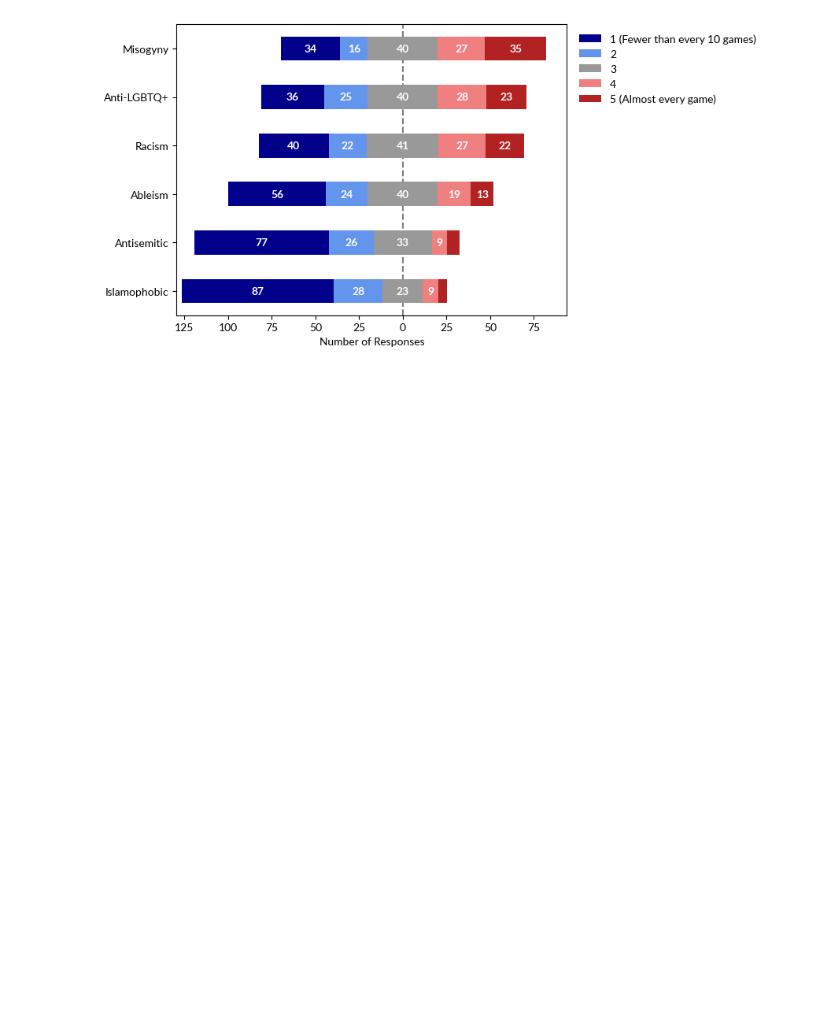
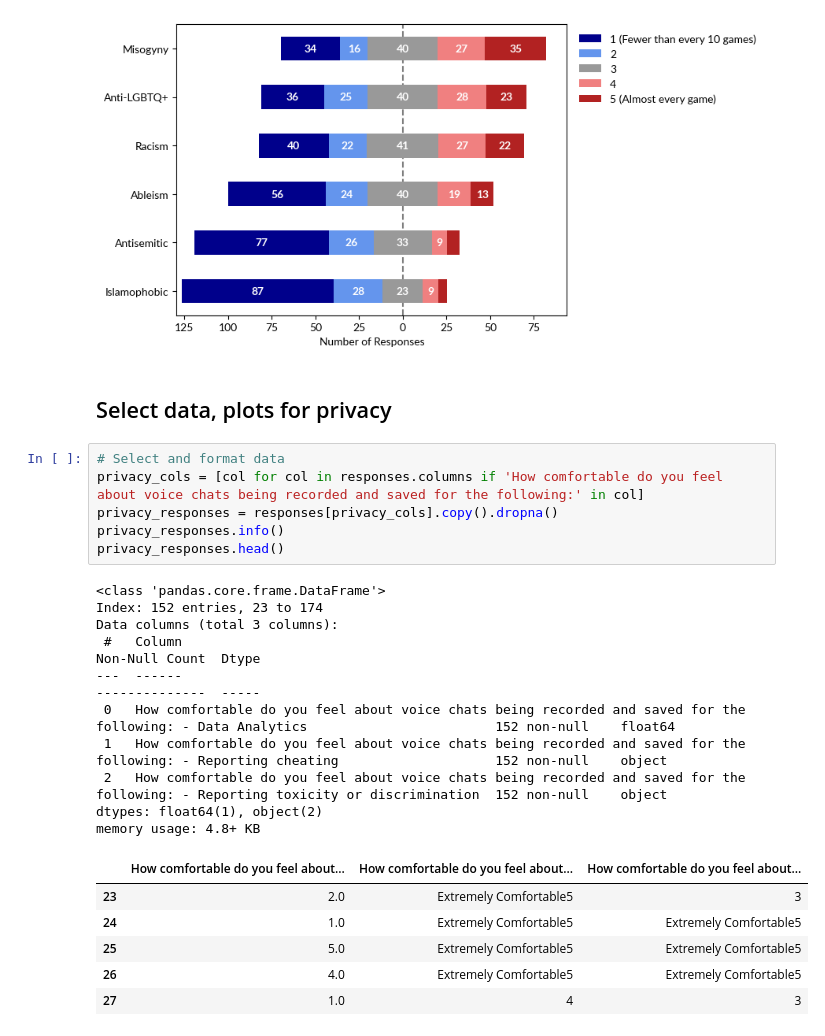
Before and after one commit to michaelmilleryoder/gaming_voice_chat, a Jupyter notebook: jupyter/tekko_survey.ipynb, the cells around one changed output. Drawn from its saved outputs; the diff is of its cells as text; blank space fills up the shorter version.

```diff
--- a/jupyter/tekko_survey.ipynb
+++ b/jupyter/tekko_survey.ipynb
@@ -133,3 +135,28 @@ plot
 # %% [output]
 <Axes: xlabel='Number of Responses'>
 [figure]
+# %% [markdown]
+## Select data, plots for privacy
+# %%
+# Select and format data
+privacy_cols = [col for col in responses.columns if 'How comfortable do you feel about voice chats being recorded and saved for the following:' in col]
+privacy_responses = responses[privacy_cols].copy().dropna()
+privacy_responses.info()
+privacy_responses.head()
+# %% [output]
+<class 'pandas.core.frame.DataFrame'>
+Index: 152 entries, 23 to 174
+Data columns (total 3 columns):
+ #   Column                                                                                                                            Non-Null Count  Dtype
+---  ------                                                                                                                            --------------  -----
+ 0   How comfortable do you feel about voice chats being recorded and saved for the following: - Data Analytics                        152 non-null    float64
+ 1   How comfortable do you feel about voice chats being recorded and saved for the following: - Reporting cheating                    152 non-null    object
+ 2   How comfortable do you feel about voice chats being recorded and saved for the following: - Reporting toxicity or discrimination  152 non-null    object
+dtypes: float64(1), object(2)
+memory usage: 4.8+ KB
+|  | How comfortable do you feel about... | How comfortable do you feel about... | How comfortable do you feel about... |
+| 23 | 2.0 | Extremely Comfortable5 | 3 |
+| 24 | 1.0 | Extremely Comfortable5 | Extremely Comfortable5 |
+| 25 | 5.0 | Extremely Comfortable5 | Extremely Comfortable5 |
+| 26 | 4.0 | Extremely Comfortable5 | Extremely Comfortable5 |
+| 27 | 1.0 | 4 | 3 |
```
Also changed, not shown: parts of 10 cells of this notebook.
